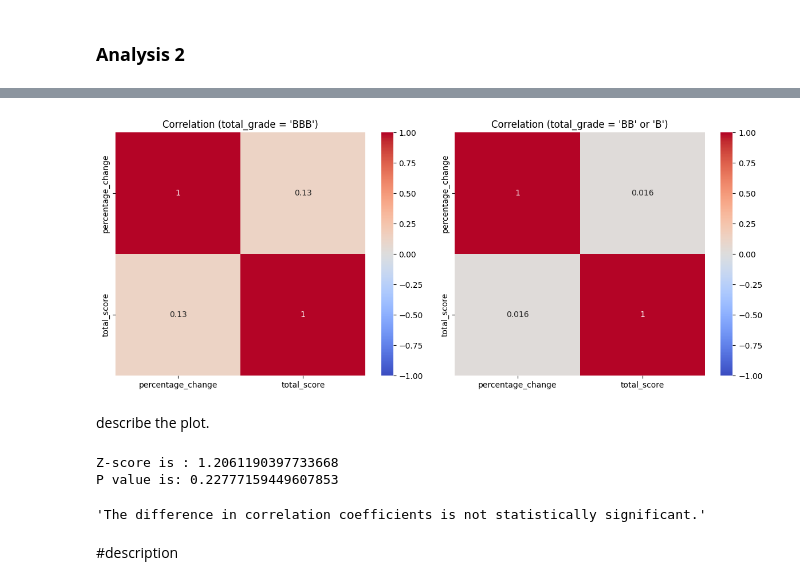
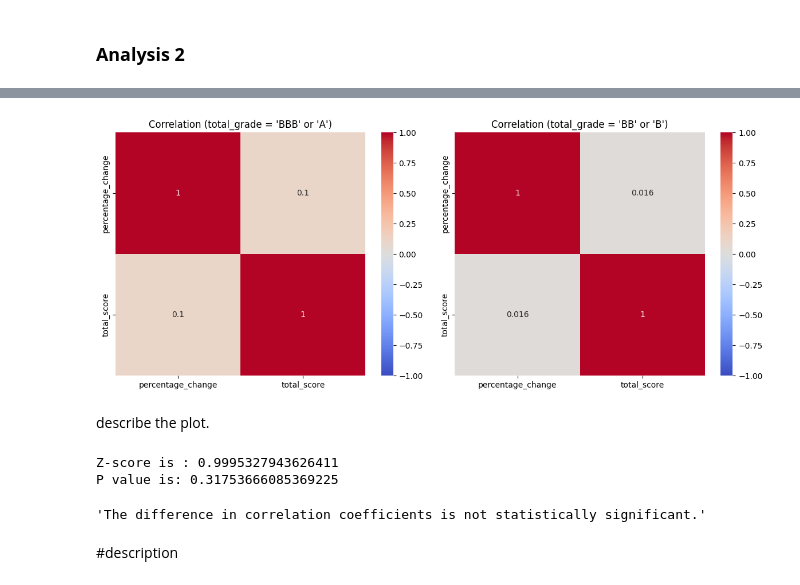
Before and after one commit to anushabishayee/info2950_finalproject, a Jupyter notebook: Phase5.ipynb, the cells around one changed output, grey strips where cells are left out. Cells and saved outputs as stored; diff of their text form; code cells hidden in the pictures.

```diff
--- a/Phase5.ipynb
+++ b/Phase5.ipynb
@@ -330,7 +348,7 @@ plt.show()
 # %%
 # Data preparation
 # dividing data to two sets: total_grade==BBB (high ESG level), total_grade= B or BB (median or low ESG level)
-pop_high = merged_df[merged_df['total_grade'] == 'BBB']
+pop_high = merged_df[(merged_df['total_grade'] == 'BBB') | (merged_df['total_grade'] == 'A')]
 pop_not_high = merged_df[(merged_df['total_grade'] == 'BB') | (merged_df['total_grade'] == 'B')]
 #generate correlation array between total_score and percentage_change
 pop_r_high = pop_high['percentage_change'].corr(pop_high['total_score'])
@@ -346,14 +364,14 @@ corr_bb_b = pop_not_high[["percentage_change", "total_score"]].corr()
 # %%
 # visualize the correlation plot
 fig, axes = plt.subplots(1, 2, figsize=(12, 5))
 sns.heatmap(corr_bbb, annot=True, cmap="coolwarm", vmin=-1, vmax=1, ax=axes[0])
-axes[0].set_title("Correlation (total_grade = 'BBB')")
+axes[0].set_title("Correlation (total_grade = 'BBB' or 'A')")
 sns.heatmap(corr_bb_b, annot=True, cmap="coolwarm", vmin=-1, vmax=1, ax=axes[1])
 axes[1].set_title("Correlation (total_grade = 'BB' or 'B')")
 plt.tight_layout()
 plt.show()
 # %% [output]
-[figure, old version]
+[figure, new version]
 # %% [markdown]
 describe the plot.
 # %%
@@ -400,8 +418,8 @@ def z_test_correlation(n1, r1, n2, r2, alpha=0.05):
 ## full dataset(merged_df)
 z_test_correlation(pop_n_high, pop_r_high, pop_n_not_high, pop_r_not_high)
 # %% [output]
-Z-score is : 1.2061190397733668
-P value is: 0.22777159449607853
+Z-score is : 0.9995327943626411
+P value is: 0.31753666085369225
 'The difference in correlation coefficients is not statistically significant.'
 # %% [markdown]
 #description
```
Also changed, not shown: parts of 1 cell of this notebook.
